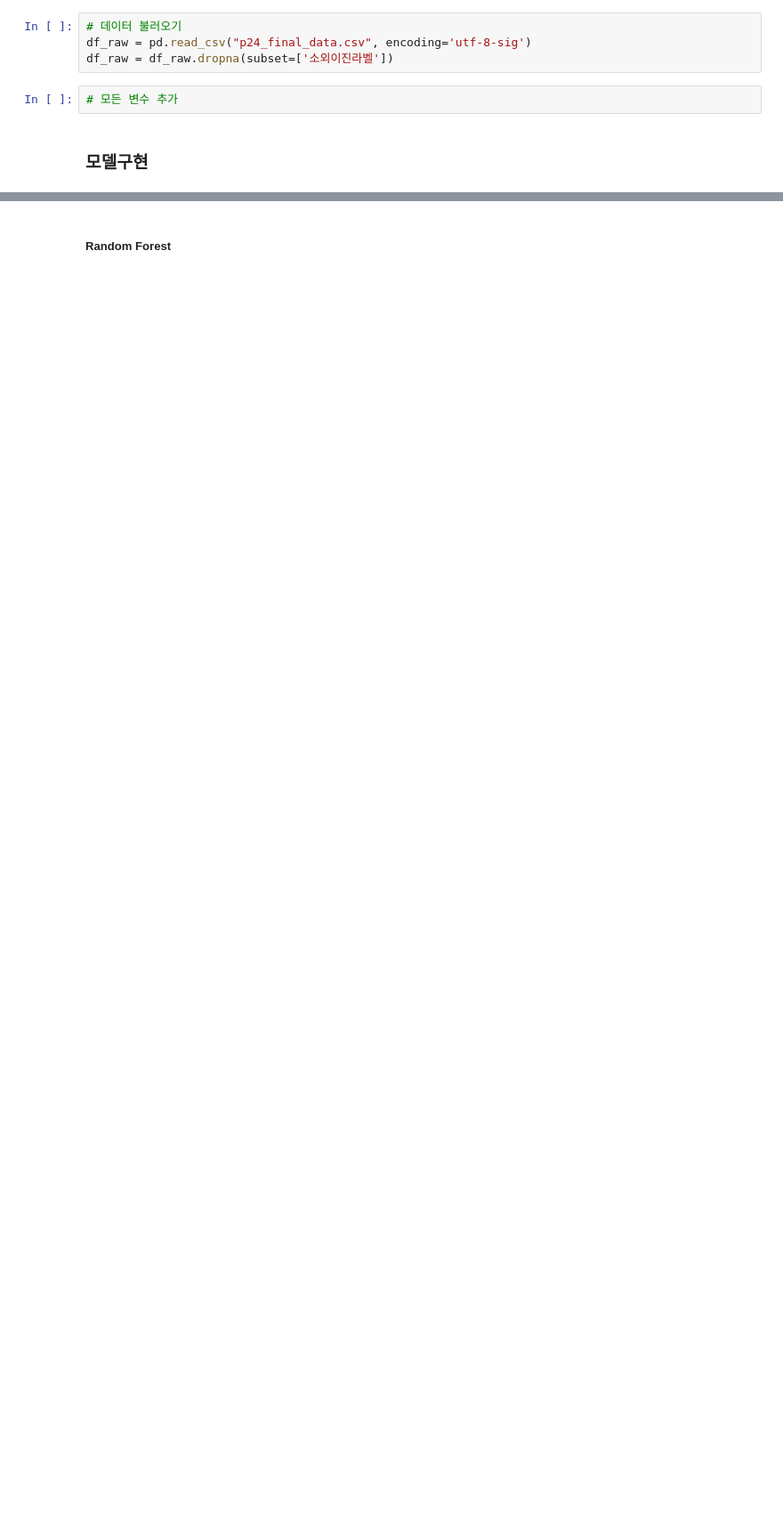
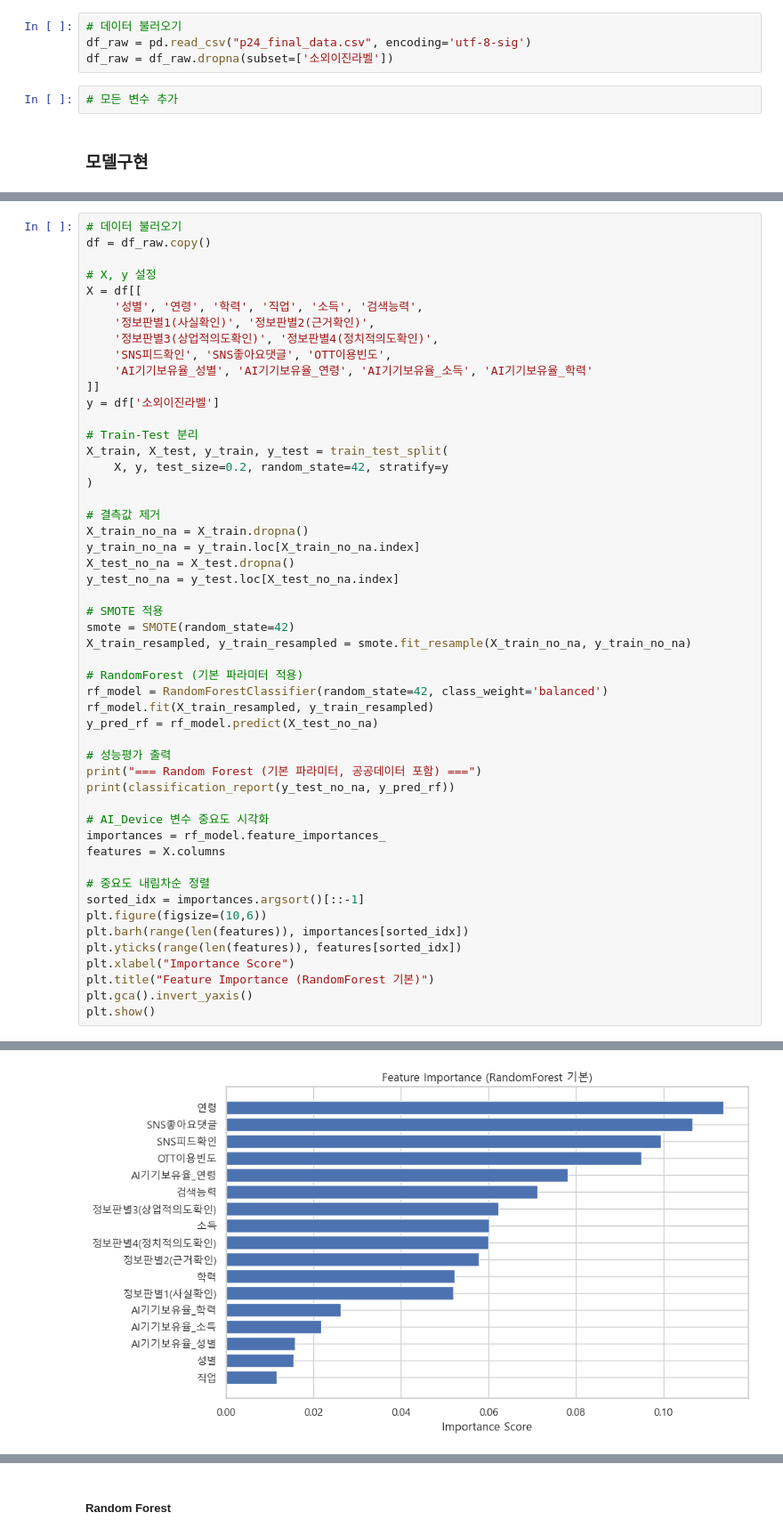
Before and after one commit to TeamHDH/KCC_Contest, a Jupyter notebook: 공모전_코드정리/AI 기기 포함/파생변수+모델.ipynb, the cells around one changed output, grey strips where cells are left out. Shown at 89% size. Saved outputs shown, nothing was run; the diff lists cells and outputs as text; blank space fills up the shorter version.

```diff
--- a/공모전_코드정리/AI 기기 포함/파생변수+모델.ipynb
+++ b/공모전_코드정리/AI 기기 포함/파생변수+모델.ipynb
@@ -47,0 +52,52 @@ df_raw = df_raw.dropna(subset=['소외이진라벨'])
+# %%
+# 데이터 불러오기
+df = df_raw.copy()
+
+# X, y 설정
+X = df[[
+    '성별', '연령', '학력', '직업', '소득', '검색능력',
+    '정보판별1(사실확인)', '정보판별2(근거확인)',
+    '정보판별3(상업적의도확인)', '정보판별4(정치적의도확인)',
+    'SNS피드확인', 'SNS좋아요댓글', 'OTT이용빈도',
+    'AI기기보유율_성별', 'AI기기보유율_연령', 'AI기기보유율_소득', 'AI기기보유율_학력'
+]]
+y = df['소외이진라벨']
+
+# Train-Test 분리
+X_train, X_test, y_train, y_test = train_test_split(
+    X, y, test_size=0.2, random_state=42, stratify=y
+)
+
+# 결측값 제거
+X_train_no_na = X_train.dropna()
+y_train_no_na = y_train.loc[X_train_no_na.index]
+X_test_no_na = X_test.dropna()
+y_test_no_na = y_test.loc[X_test_no_na.index]
+
+# SMOTE 적용
+smote = SMOTE(random_state=42)
+X_train_resampled, y_train_resampled = smote.fit_resample(X_train_no_na, y_train_no_na)
+
+# RandomForest (기본 파라미터 적용)
+rf_model = RandomForestClassifier(random_state=42, class_weight='balanced')
+rf_model.fit(X_train_resampled, y_train_resampled)
+y_pred_rf = rf_model.predict(X_test_no_na)
+
+# 성능평가 출력
+print("=== Random Forest (기본 파라미터, 공공데이터 포함) ===")
+print(classification_report(y_test_no_na, y_pred_rf))
+
+# AI_Device 변수 중요도 시각화
+importances = rf_model.feature_importances_
+features = X.columns
+
+# 중요도 내림차순 정렬
+sorted_idx = importances.argsort()[::-1]
+plt.figure(figsize=(10,6))
+plt.barh(range(len(features)), importances[sorted_idx])
+plt.yticks(range(len(features)), features[sorted_idx])
+plt.xlabel("Importance Score")
+plt.title("Feature Importance (RandomForest 기본)")
+plt.gca().invert_yaxis()
+plt.show()
+# %% [output]
@@ -47,0 +113 @@ df_raw = df_raw.dropna(subset=['소외이진라벨'])
+[figure, added]
```
Also changed, not shown: parts of 10 cells of this notebook.
